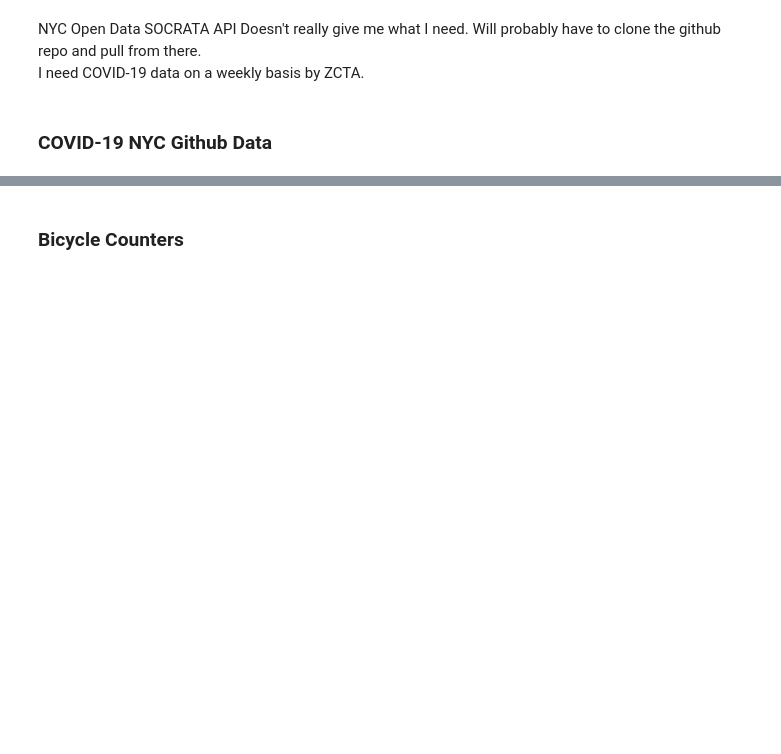
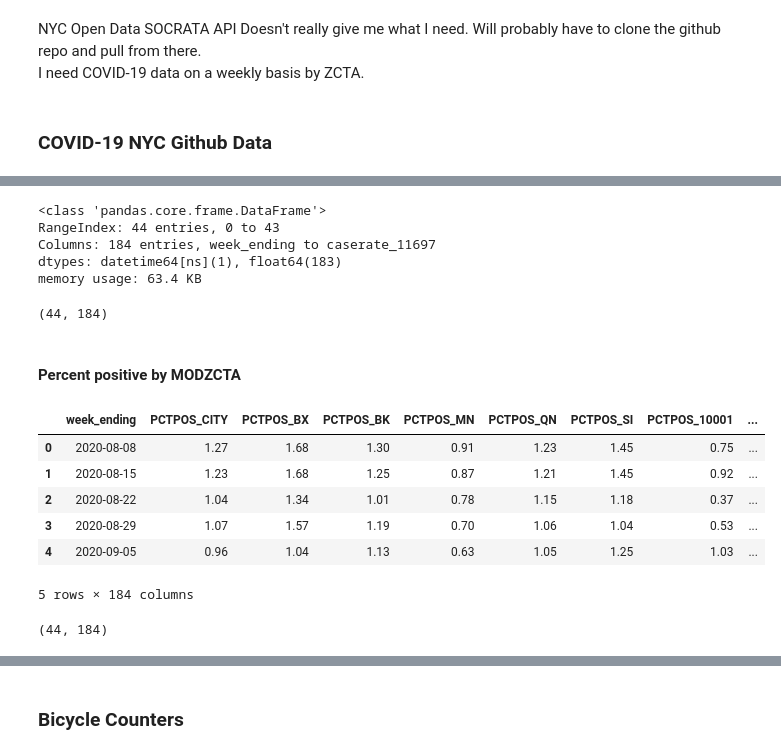
Before and after one commit to justinm0rgan/nyc-bike, a Jupyter notebook: data_gathering.ipynb, the cells around one changed output, grey strips where cells are left out. Cells and saved outputs as stored; diff of their text form; code cells hidden in the pictures; blank space fills up the shorter version.

```diff
--- a/data_gathering.ipynb
+++ b/data_gathering.ipynb
@@ -110,0 +180,12 @@ ext = '.csv'
+# %%
+caserate_by_modzcta.info()
+# %% [output]
+<class 'pandas.core.frame.DataFrame'>
+RangeIndex: 44 entries, 0 to 43
+Columns: 184 entries, week_ending to caserate_11697
+dtypes: datetime64[ns](1), float64(183)
+memory usage: 63.4 KB
+# %%
+caserate_by_modzcta.shape
+# %% [output]
+(44, 184)
@@ -110,0 +194,14 @@ ext = '.csv'
+# %% [markdown]
+#### Percent positive by MODZCTA
+# %%
+perc_pos_modzcta = pd.read_csv('./coronavirus-data/trends/percentpositive-by-modzcta.csv',
+                              parse_dates=['week_ending'])
+perc_pos_modzcta.head()
+# %% [output]
+|  | week_ending | PCTPOS_CITY | PCTPOS_BX | PCTPOS_BK | PCTPOS_MN | PCTPOS_QN | PCTPOS_SI | PCTPOS_10001 | ... |
+| 0 | 2020-08-08 | 1.27 | 1.68 | 1.30 | 0.91 | 1.23 | 1.45 | 0.75 | ... |
+| 1 | 2020-08-15 | 1.23 | 1.68 | 1.25 | 0.87 | 1.21 | 1.45 | 0.92 | ... |
+| 2 | 2020-08-22 | 1.04 | 1.34 | 1.01 | 0.78 | 1.15 | 1.18 | 0.37 | ... |
+| 3 | 2020-08-29 | 1.07 | 1.57 | 1.19 | 0.70 | 1.06 | 1.04 | 0.53 | ... |
+| 4 | 2020-09-05 | 0.96 | 1.04 | 1.13 | 0.63 | 1.05 | 1.25 | 1.03 | ... |
+5 rows × 184 columns
@@ -110,0 +210,4 @@ ext = '.csv'
+# %%
+perc_pos_modzcta.shape
+# %% [output]
+(44, 184)
```
Also changed, not shown: parts of 46 cells of this notebook.
